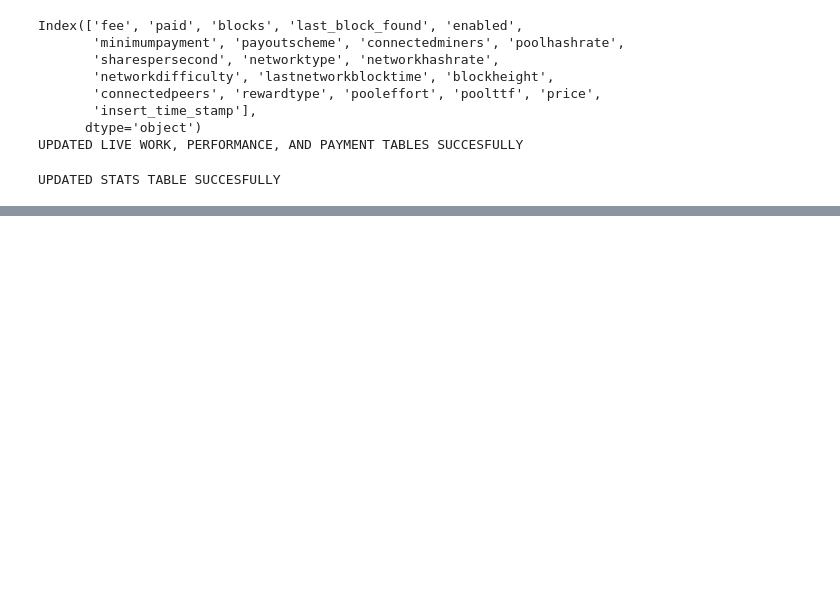
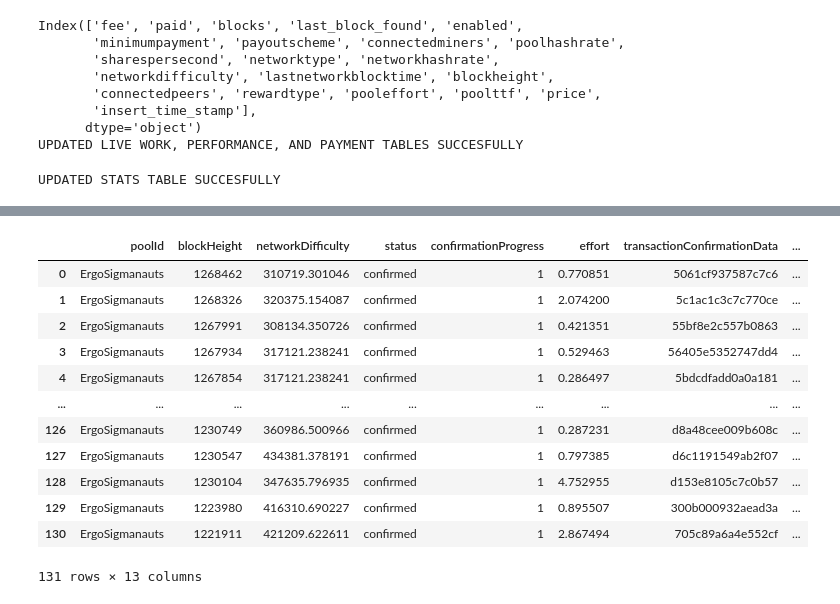
Before and after one commit to marctheshark3/sigmanaut-mining-pool-ui, a Jupyter notebook: testing_2_db.ipynb, the cells around one changed output, grey strips where cells are left out. Cells and saved outputs as stored; diff of their text form; code cells hidden in the pictures; blank space fills up the shorter version.

```diff
--- a/testing_2_db.ipynb
+++ b/testing_2_db.ipynb
@@ -173,0 +210,24 @@ bf.confirmationprogress.item()
+# %%
+columns = ['poolId', 'blockHeight', 'networkDifficulty', 'status', 'confirmationProgress', 'effort',
+               'transactionConfirmationData', 'reward', 'infoLink', 'hash', 'miner', 'source', 'created']
+db_sync = DataSyncer(config_path="../conf", db_name='localhost')
+
+url = '{}/{}'.format(db_sync.base_api, 'blocks?pageSize=5000')
+block_data = db_sync.get_api_data(url)
+
+block_df = pd.DataFrame(block_data, columns=columns)
+block_df
+# %% [output]
+|  | poolId | blockHeight | networkDifficulty | status | confirmationProgress | effort | transactionConfirmationData | ... |
+| 0 | ErgoSigmanauts | 1268462 | 310719.301046 | confirmed | 1 | 0.770851 | 5061cf937587c7c6 | ... |
+| 1 | ErgoSigmanauts | 1268326 | 320375.154087 | confirmed | 1 | 2.074200 | 5c1ac1c3c7c770ce | ... |
+| 2 | ErgoSigmanauts | 1267991 | 308134.350726 | confirmed | 1 | 0.421351 | 55bf8e2c557b0863 | ... |
+| 3 | ErgoSigmanauts | 1267934 | 317121.238241 | confirmed | 1 | 0.529463 | 56405e5352747dd4 | ... |
+| 4 | ErgoSigmanauts | 1267854 | 317121.238241 | confirmed | 1 | 0.286497 | 5bdcdfadd0a0a181 | ... |
+| ... | ... | ... | ... | ... | ... | ... | ... | ... |
+| 126 | ErgoSigmanauts | 1230749 | 360986.500966 | confirmed | 1 | 0.287231 | d8a48cee009b608c | ... |
+| 127 | ErgoSigmanauts | 1230547 | 434381.378191 | confirmed | 1 | 0.797385 | d6c1191549ab2f07 | ... |
+| 128 | ErgoSigmanauts | 1230104 | 347635.796935 | confirmed | 1 | 4.752955 | d153e8105c7c0b57 | ... |
+| 129 | ErgoSigmanauts | 1223980 | 416310.690227 | confirmed | 1 | 0.895507 | 300b000932aead3a | ... |
+| 130 | ErgoSigmanauts | 1221911 | 421209.622611 | confirmed | 1 | 2.867494 | 705c89a6a4e552cf | ... |
+131 rows × 13 columns
```
Also changed, not shown: parts of 14 cells of this notebook, 4 other files.
